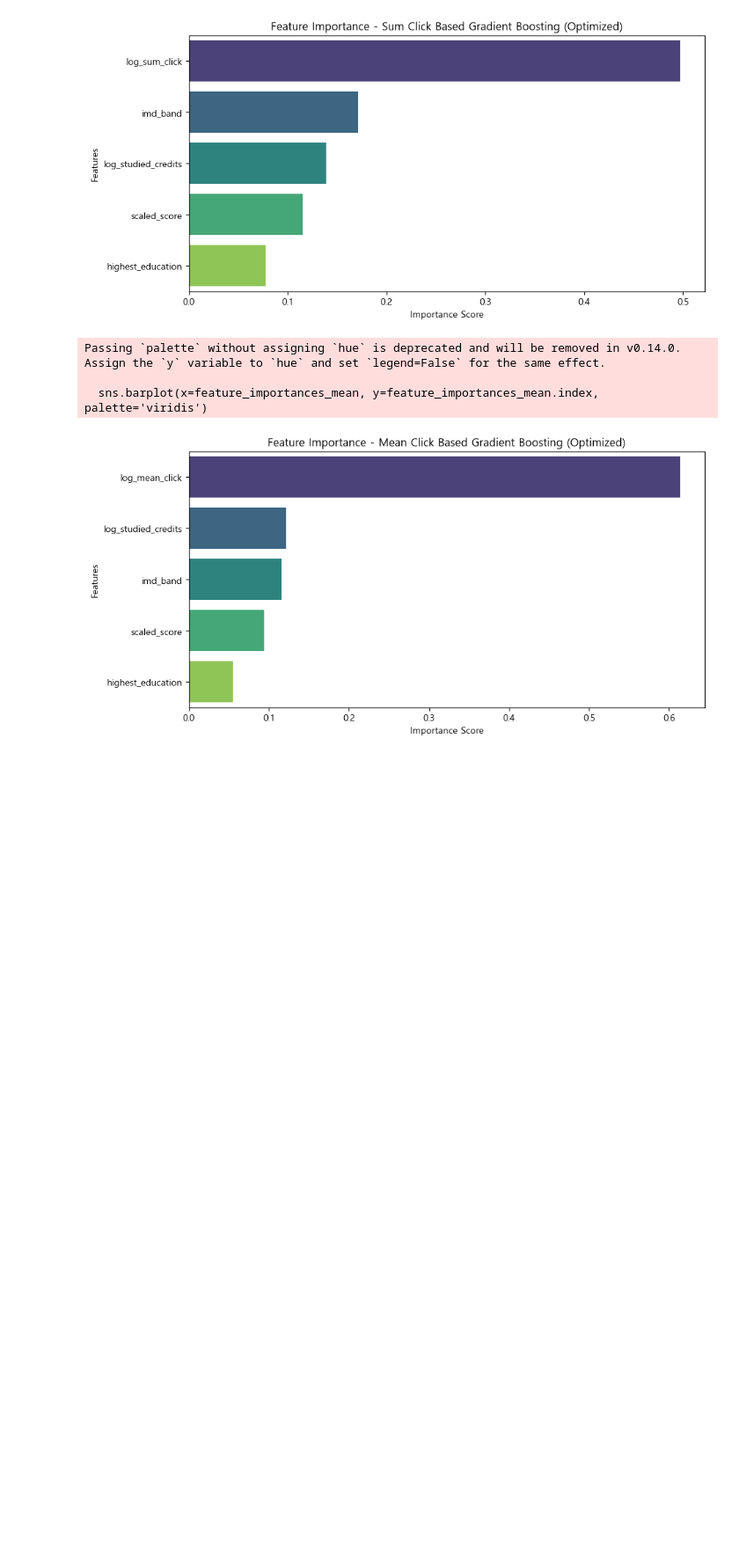
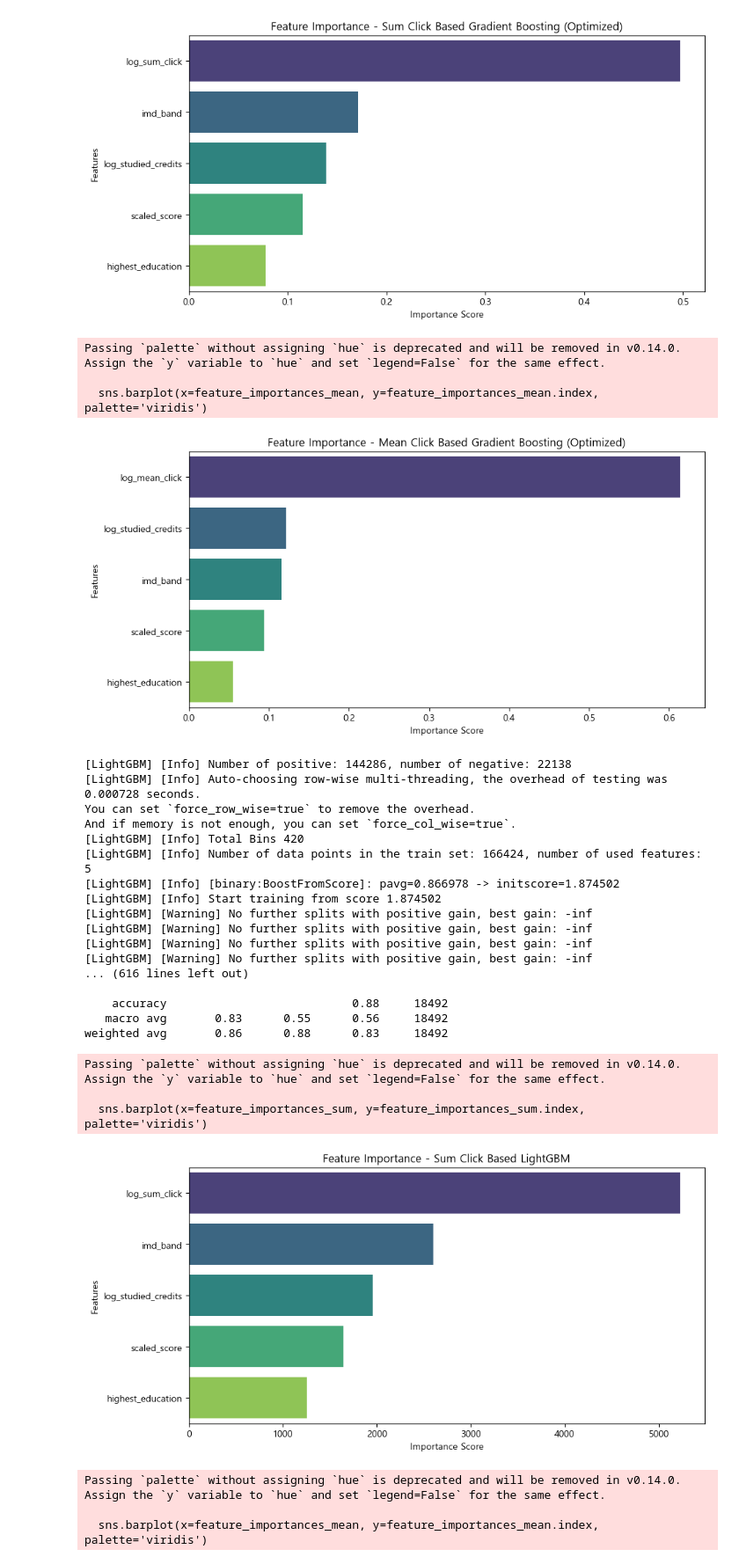
Before and after one commit to SKNETWORKS-FAMILY-AICAMP/SKN09-2nd-1Team, a Jupyter notebook: student_attrition_prediction.ipynb, the cells around one changed output. Shown at 88% size. Saved outputs shown, nothing was run; the diff lists cells and outputs as text; code cells hidden in the pictures; blank space fills up the shorter version.

```diff
--- a/student_attrition_prediction.ipynb
+++ b/student_attrition_prediction.ipynb
@@ -838,3 +834,81 @@ Passing `palette` without assigning `hue` is deprecated and will be removed in v
 
   sns.barplot(x=feature_importances_mean, y=feature_importances_mean.index, palette='viridis')
 [figure]
+# %%
+best_sum_params = {
+    'subsample': 0.7,
+    'reg_lambda': 0.1,
+    'reg_alpha': 0.5,
+    'num_leaves': 31,
+    'n_estimators': 500,
+    'min_child_samples': 30,
+    'max_depth': 5,
+    'learning_rate': 0.15,
+    'colsample_bytree': 1.0,
+    'random_state': 42
+}
+
+best_mean_params = {
+    'subsample': 0.7,
+    'reg_lambda': 1.0,
+    'reg_alpha': 0.1,
+    'num_leaves': 100,
+    'n_estimators': 200,
+    'min_child_samples': 20,
+    'max_depth': 7,
+    'learning_rate': 0.15,
+    'colsample_bytree': 0.8,
+    'random_state': 42
+}
+
+turned_lgbm_sum_model = LGBMClassifier(**best_sum_params)
+turned_lgbm_sum_model.fit(sum_x_train, y_train)
+y_pred_best_sum = turned_lgbm_sum_model.predict(sum_x_test)
+
+turned_lgbm_mean_model = LGBMClassifier(**best_mean_params)
+turned_lgbm_mean_model.fit(mean_x_train, y_train)
+y_pred_best_mean = turned_lgbm_mean_model.predict(mean_x_test)
+
+evaluate_model("Best Sum Click 기반 LightGBM", y_test, y_pred_best_sum)
+evaluate_model("Best Mean Click 기반 LightGBM", y_test, y_pred_best_mean)
+
+plt.figure(figsize=(10, 5))
+feature_importances_sum = pd.Series(turned_lgbm_sum_model.feature_importances_, index=sum_clicked_features).sort_values(ascending=False)
+sns.barplot(x=feature_importances_sum, y=feature_importances_sum.index, palette='viridis')
+plt.xlabel("Importance Score")
+plt.ylabel("Features")
+plt.title("Feature Importance - Sum Click Based LightGBM")
+plt.show()
+
+plt.figure(figsize=(10, 5))
+feature_importances_mean = pd.Series(turned_lgbm_mean_model.feature_importances_, index=mean_clicked_features).sort_values(ascending=False)
+sns.barplot(x=feature_importances_mean, y=feature_importances_mean.index, palette='viridis')
+plt.xlabel("Importance Score")
+plt.ylabel("Features")
+plt.title("Feature Importance - Mean Click Based LightGBM")
+plt.show()
+# %% [output]
+[LightGBM] [Info] Number of positive: 144286, number of negative: 22138
+[LightGBM] [Info] Auto-choosing row-wise multi-threading, the overhead of testing was 0.000728 seconds.
+You can set `force_row_wise=true` to remove the overhead.
+And if memory is not enough, you can set `force_col_wise=true`.
+[LightGBM] [Info] Total Bins 420
+[LightGBM] [Info] Number of data points in the train set: 166424, number of used features: 5
+[LightGBM] [Info] [binary:BoostFromScore]: pavg=0.866978 -> initscore=1.874502
+[LightGBM] [Info] Start training from score 1.874502
+[LightGBM] [Warning] No further splits with positive gain, best gain: -inf
+[LightGBM] [Warning] No further splits with positive gain, best gain: -inf
+[LightGBM] [Warning] No further splits with positive gain, best gain: -inf
+[LightGBM] [Warning] No further splits with positive gain, best gain: -inf
+... (616 lines left out)
+
+    accuracy                           0.88     18492
+   macro avg       0.83      0.55      0.56     18492
+weighted avg       0.86      0.88      0.83     18492
+Passing `palette` without assigning `hue` is deprecated and will be removed in v0.14.0. Assign the `y` variable to `hue` and set `legend=False` for the same effect.
+
+  sns.barplot(x=feature_importances_sum, y=feature_importances_sum.index, palette='viridis')
+[figure, added]
+Passing `palette` without assigning `hue` is deprecated and will be removed in v0.14.0. Assign the `y` variable to `hue` and set `legend=False` for the same effect.
+
+  sns.barplot(x=feature_importances_mean, y=feature_importances_mean.index, palette='viridis')
```
Also changed, not shown: parts of 11 cells of this notebook.
